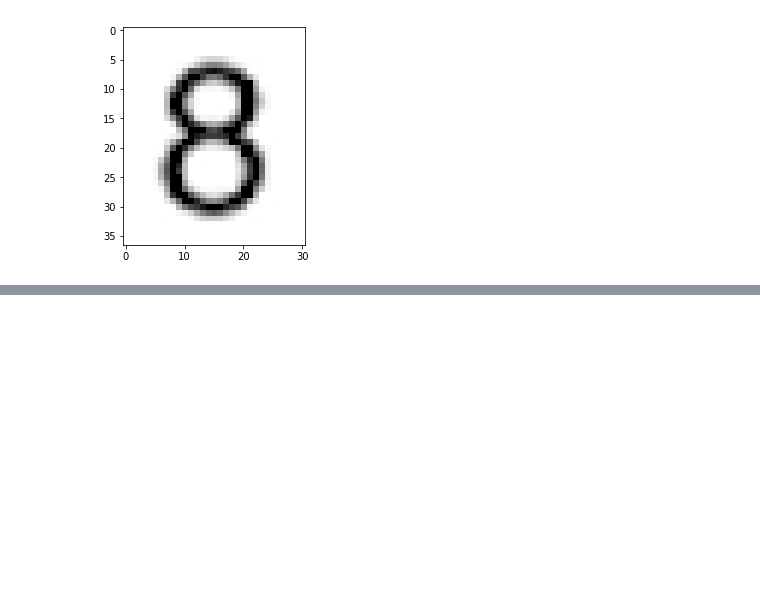
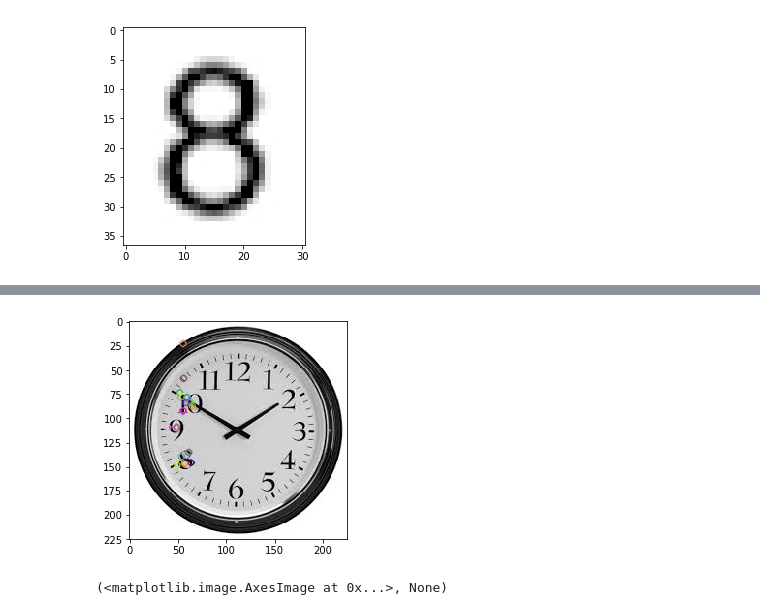
Before and after one commit to coolmich/coco, a Jupyter notebook: clock_algo/playground.ipynb, the cells around one changed output, grey strips where cells are left out. Cells and saved outputs as stored; diff of their text form; code cells hidden in the pictures; blank space fills up the shorter version.

```diff
--- a/clock_algo/playground.ipynb
+++ b/clock_algo/playground.ipynb
@@ -50,0 +66,20 @@ error: /opt/concourse/worker/volumes/live/3b96f7c7-93a4-48c6-665d-2f7ff1dac914/v
+# %%
+from collections import defaultdict
+def extract_matches(match_list_matrix, kp1, kp2):
+    result = defaultdict(list)
+    if len(match_list_matrix):
+        if isinstance(match_list_matrix[0], list):
+            for dmatch_list in match_list_matrix:
+                for dmatch in dmatch_list:
+                    result[kp2[dmatch.queryIdx]].append(dmatch)
+        else:
+            for dmatch in match_list_matrix:
+                result[kp2[dmatch.queryIdx]].append(dmatch)
+    return result
+# %%
+result = extract_matches(good, kp2, kp1)
+img4=cv2.drawKeypoints(gray,result.keys(), None)
+plt.imshow(img4),plt.show()
+# %% [output]
+[figure, added]
+(<matplotlib.image.AxesImage at 0x...>, None)
```
Also changed, not shown: parts of 15 cells of this notebook, 5 other files.
